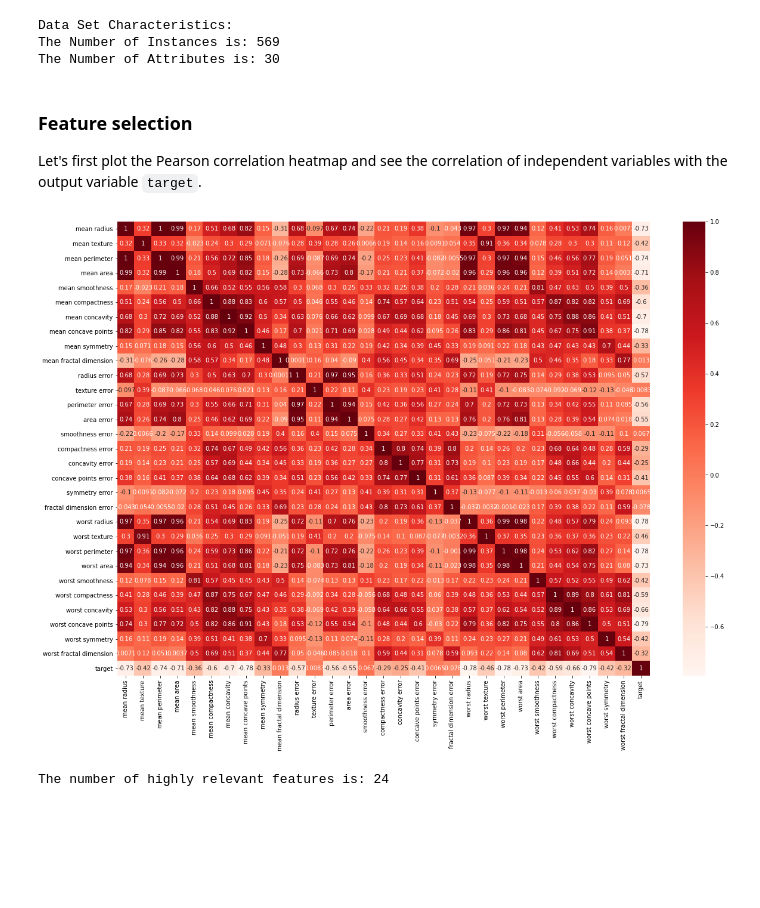
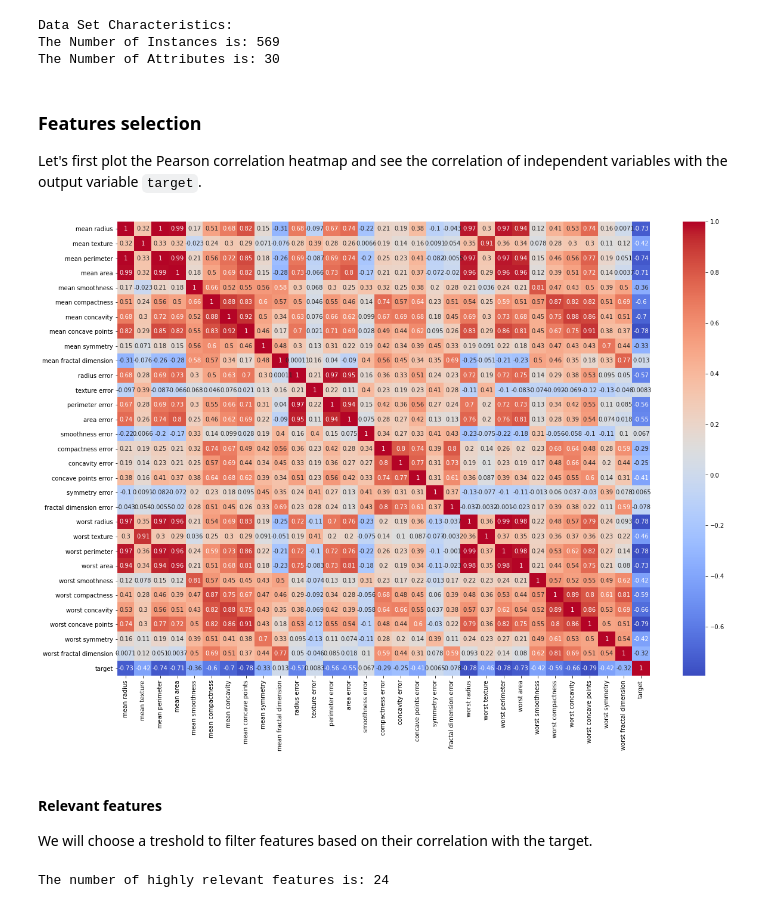
Before and after one commit to hatimnaitlho/ml-projects, a Jupyter notebook: breast_cancer_prediction_using_machine_learning.ipynb, the cells around one changed output. Drawn from its saved outputs; the diff is of its cells as text; code cells hidden in the pictures; blank space fills up the shorter version.

```diff
--- a/breast_cancer_prediction_using_machine_learning.ipynb
+++ b/breast_cancer_prediction_using_machine_learning.ipynb
@@ -88,16 +88,19 @@ df = df.fillna(np.nan)
 # Check for Null values
 df.isnull().sum()
 # %% [markdown]
-### Feature selection
+### Features selection
 Let's first plot the Pearson correlation heatmap and see the correlation of independent variables with the output variable `target`.
 # %%
 # Correlation matrix
 cor = df.corr()
 
 plt.figure(figsize = (20,14))
 
-g = sns.heatmap(df.corr(), annot=True, cmap = plt.cm.Reds)
+g = sns.heatmap(df.corr(), annot=True, cmap = 'coolwarm')
 # %% [output]
-[figure, old version]
+[figure, new version]
+# %% [markdown]
+#### Relevant features
+We will choose a treshold to filter features based on their correlation with the target.
 # %%
 #Correlation with the output variable
```
Also changed, not shown: parts of 7 cells of this notebook.
